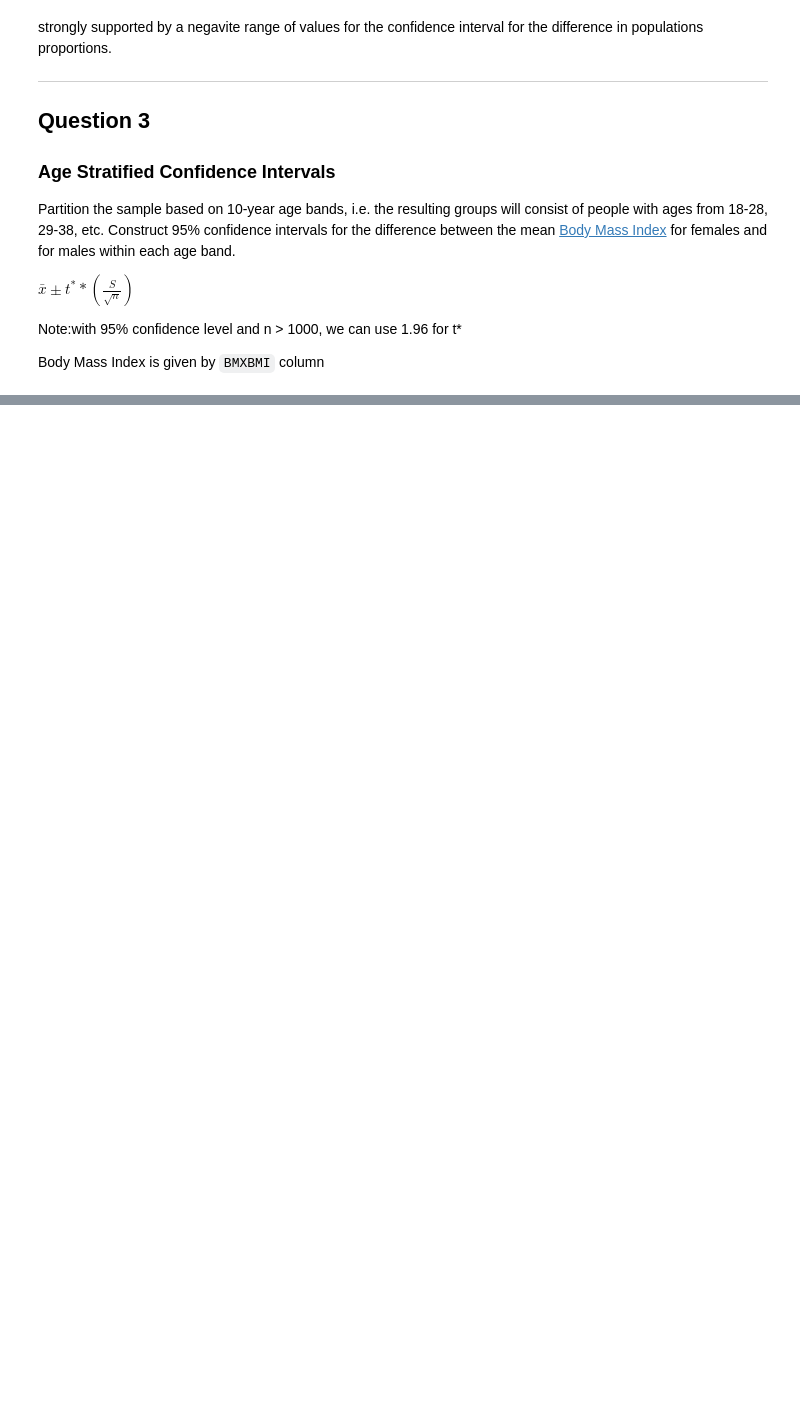
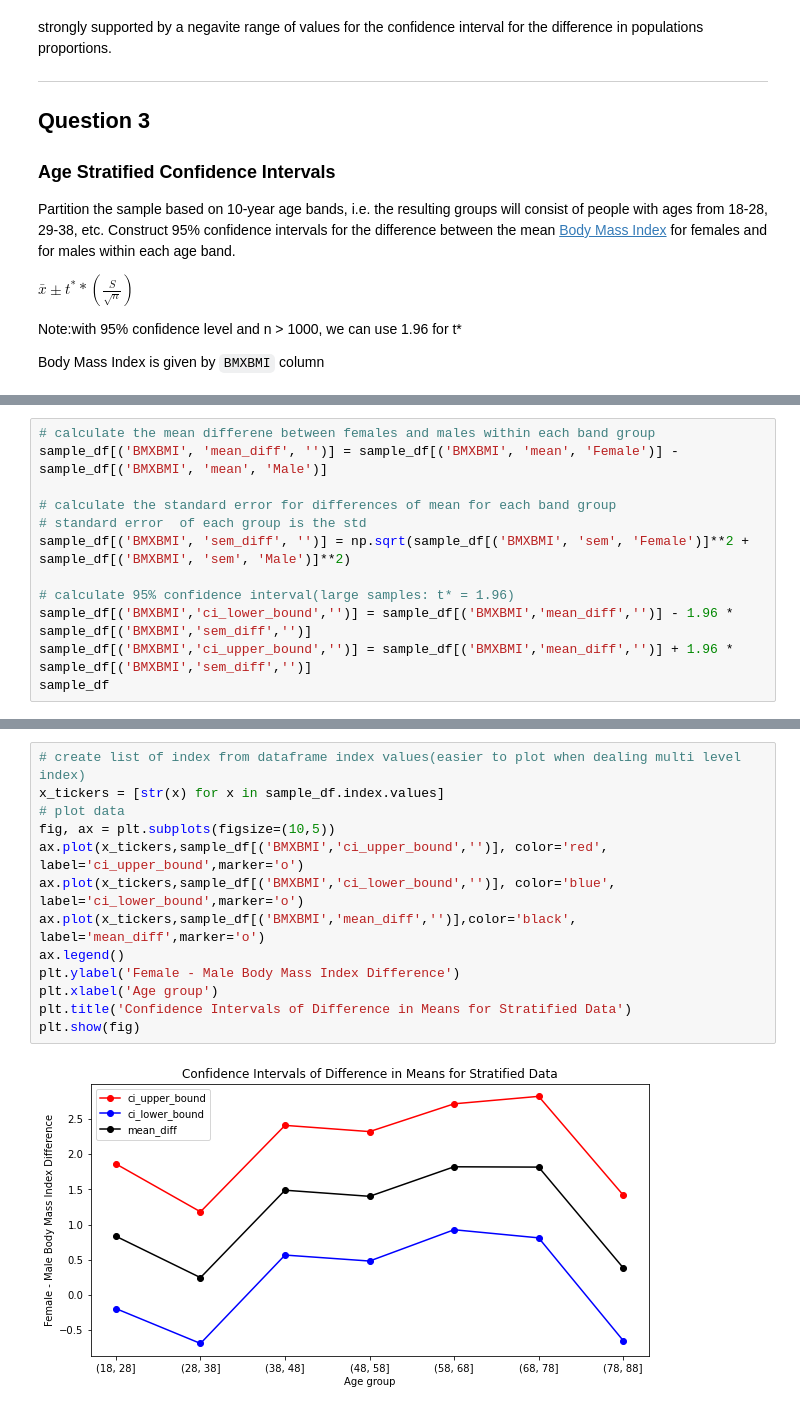
Before and after one commit to jaimebunay/statistics_in_python, a Jupyter notebook: basic_data_analysis/confidence_intervals.ipynb, the cells around one changed output, grey strips where cells are left out. Saved outputs shown, nothing was run; the diff lists cells and outputs as text; blank space fills up the shorter version.

Commit message:
Completed difference in mean for stratified data

```diff
--- a/basic_data_analysis/confidence_intervals.ipynb
+++ b/basic_data_analysis/confidence_intervals.ipynb
@@ -325,0 +326,12 @@ sample_df
+# %%
+# calculate the mean differene between females and males within each band group
+sample_df[('BMXBMI', 'mean_diff', '')] = sample_df[('BMXBMI', 'mean', 'Female')] - sample_df[('BMXBMI', 'mean', 'Male')]
+
+# calculate the standard error for differences of mean for each band group
+# standard error  of each group is the std
+sample_df[('BMXBMI', 'sem_diff', '')] = np.sqrt(sample_df[('BMXBMI', 'sem', 'Female')]**2 + sample_df[('BMXBMI', 'sem', 'Male')]**2)
+
+# calculate 95% confidence interval(large samples: t* = 1.96)
+sample_df[('BMXBMI','ci_lower_bound','')] = sample_df[('BMXBMI','mean_diff','')] - 1.96 * sample_df[('BMXBMI','sem_diff','')]
+sample_df[('BMXBMI','ci_upper_bound','')] = sample_df[('BMXBMI','mean_diff','')] + 1.96 * sample_df[('BMXBMI','sem_diff','')]
+sample_df
@@ -325,0 +350,15 @@ sample_df
+# %%
+# create list of index from dataframe index values(easier to plot when dealing multi level index)
+x_tickers = [str(x) for x in sample_df.index.values]
+# plot data
+fig, ax = plt.subplots(figsize=(10,5))
+ax.plot(x_tickers,sample_df[('BMXBMI','ci_upper_bound','')], color='red', label='ci_upper_bound',marker='o')
+ax.plot(x_tickers,sample_df[('BMXBMI','ci_lower_bound','')], color='blue', label='ci_lower_bound',marker='o')
+ax.plot(x_tickers,sample_df[('BMXBMI','mean_diff','')],color='black', label='mean_diff',marker='o')
+ax.legend()
+plt.ylabel('Female - Male Body Mass Index Difference')
+plt.xlabel('Age group')
+plt.title('Confidence Intervals of Difference in Means for Stratified Data')
+plt.show(fig)
+# %% [output]
+[figure, added]
```
Also changed, not shown: parts of 5 cells of this notebook.
